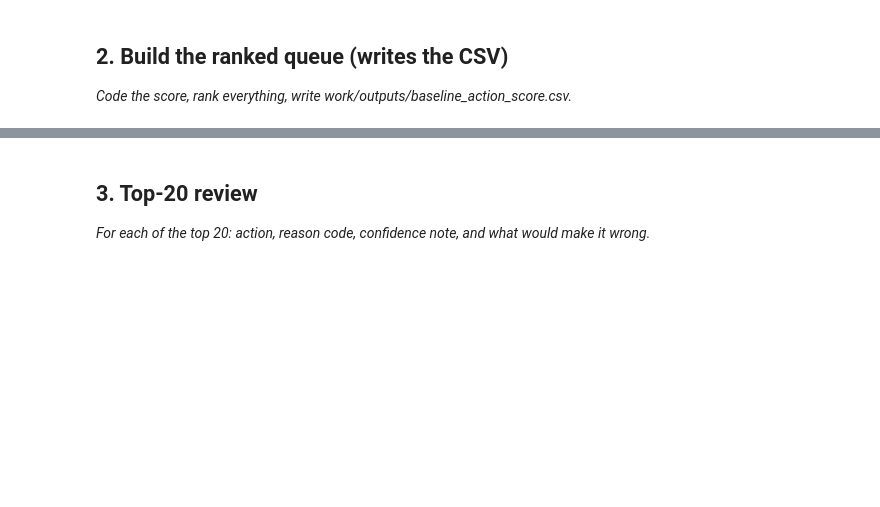
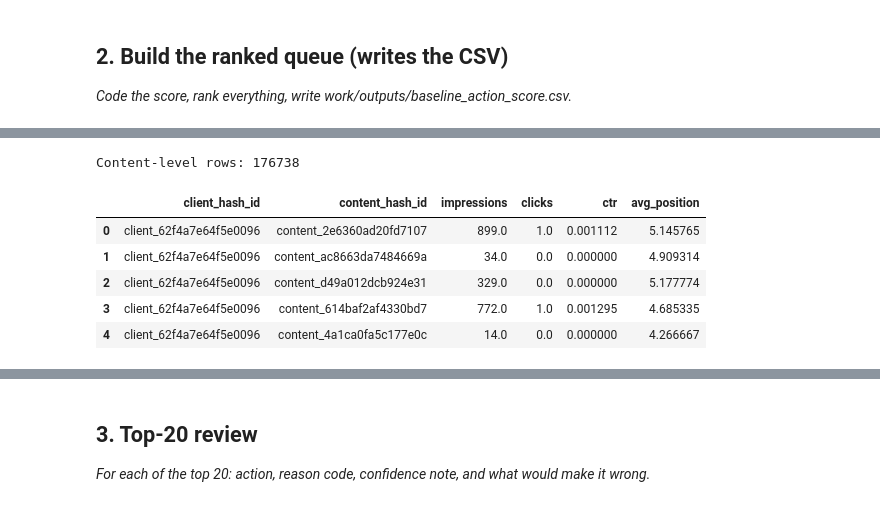
Before and after one commit to kiran162005/flyrank-ml, a Jupyter notebook: work/notebooks/w04_baseline_score.ipynb, the cells around one changed output, grey strips where cells are left out. Saved outputs shown, nothing was run; the diff lists cells and outputs as text; code cells hidden in the pictures; blank space fills up the shorter version.

```diff
--- a/work/notebooks/w04_baseline_score.ipynb
+++ b/work/notebooks/w04_baseline_score.ipynb
@@ -16,0 +117,28 @@ This skeleton is yours to fill. Work the sections **in order** — each one has
+# %%
+baseline = con.sql(
+    f"""
+    SELECT
+        client_hash_id,
+        content_hash_id,
+        SUM(gsc_impressions) AS impressions,
+        SUM(gsc_clicks) AS clicks,
+        SUM(gsc_clicks) * 1.0
+            / NULLIF(SUM(gsc_impressions), 0) AS ctr,
+        AVG(gsc_avg_position) AS avg_position
+    FROM {FACT}
+    WHERE gsc_data_available IS TRUE
+    GROUP BY client_hash_id, content_hash_id
+    HAVING SUM(gsc_impressions) > 0
+    """
+).df()
+
+print("Content-level rows:", len(baseline))
+display(baseline.head())
+# %% [output]
+Content-level rows: 176738
+|  | client_hash_id | content_hash_id | impressions | clicks | ctr | avg_position |
+| 0 | client_62f4a7e64f5e0096 | content_2e6360ad20fd7107 | 899.0 | 1.0 | 0.001112 | 5.145765 |
+| 1 | client_62f4a7e64f5e0096 | content_ac8663da7484669a | 34.0 | 0.0 | 0.000000 | 4.909314 |
+| 2 | client_62f4a7e64f5e0096 | content_d49a012dcb924e31 | 329.0 | 0.0 | 0.000000 | 5.177774 |
+| 3 | client_62f4a7e64f5e0096 | content_614baf2af4330bd7 | 772.0 | 1.0 | 0.001295 | 4.685335 |
+| 4 | client_62f4a7e64f5e0096 | content_4a1ca0fa5c177e0c | 14.0 | 0.0 | 0.000000 | 4.266667 |
```
Also changed, not shown: parts of 14 cells of this notebook.
